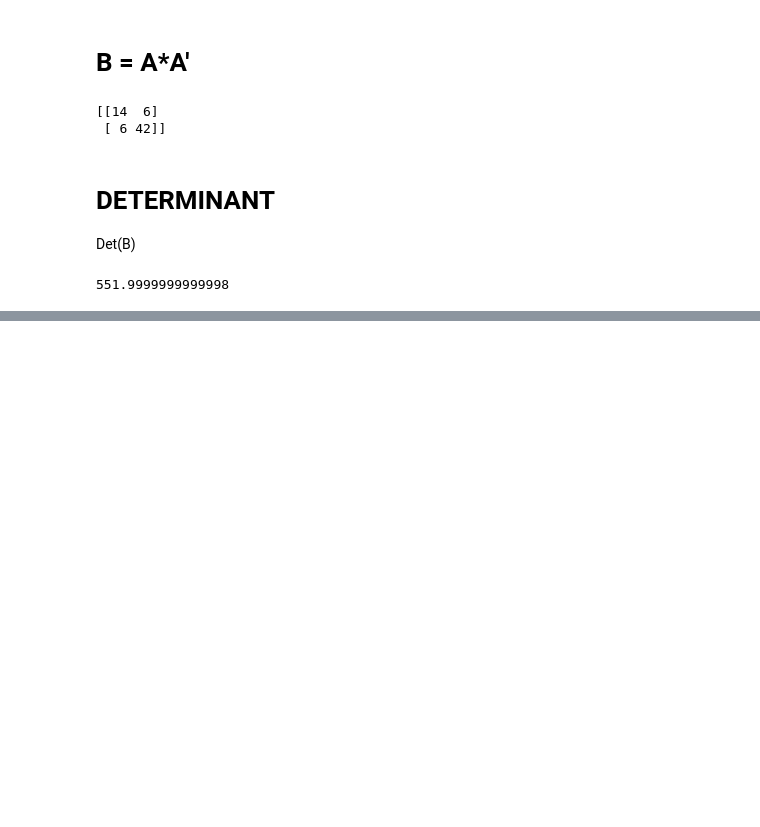
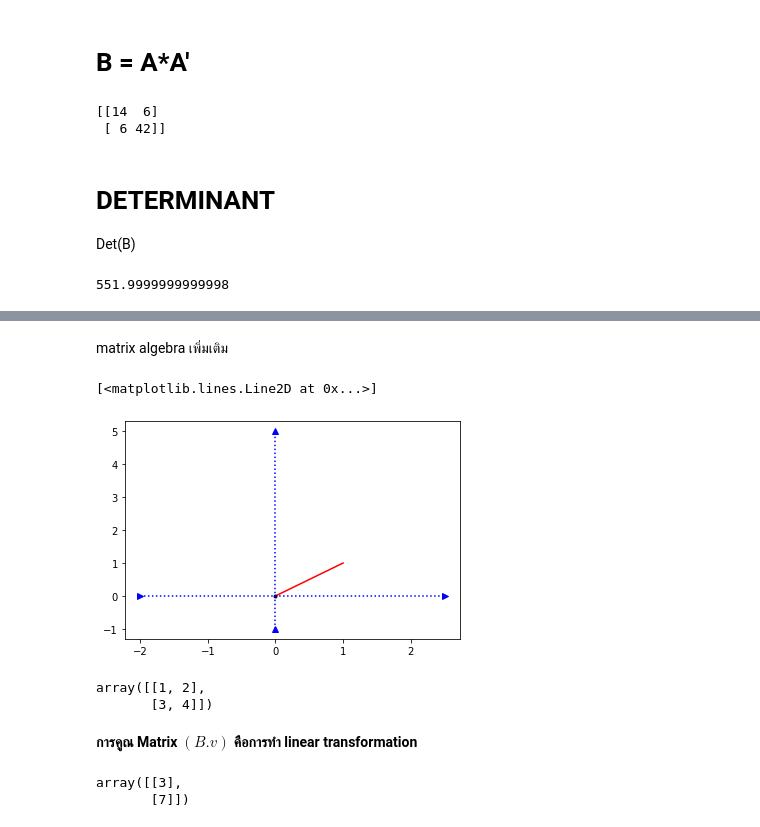
Before and after one commit to sitthatkaja/multivariate, a Jupyter notebook: MVA001.ipynb, the cells around one changed output, grey strips where cells are left out. Drawn from its saved outputs; the diff is of its cells as text; code cells hidden in the pictures; blank space fills up the shorter version.

```diff
--- a/MVA001.ipynb
+++ b/MVA001.ipynb
@@ -120,0 +125,24 @@ np.linalg.det(B)
+# %% [markdown]
+matrix  algebra เพิ่มเติม
+# %%
+plt.plot([0,1],[0,1],'-r') # vector [1,1]
+plt.plot(0,0,'.k')
+plt.plot([0,0],[-1,5],'^:b')
+plt.plot([-2,2.5],[0,0],'>:b')
+# %% [output]
+[<matplotlib.lines.Line2D at 0x...>]
+[figure, added]
+# %%
+B = np.array([[1,2],[3,4]])
+B
+# %% [output]
+array([[1, 2],
+       [3, 4]])
+# %% [markdown]
+**การคูณ Matrix $(B.v)$ คือการทำ linear transformation**
+# %%
+Bv = np.dot(B,np.array([[1],[1]]))
+Bv
+# %% [output]
+array([[3],
+       [7]])
```
Also changed, not shown: parts of 15 cells of this notebook.
